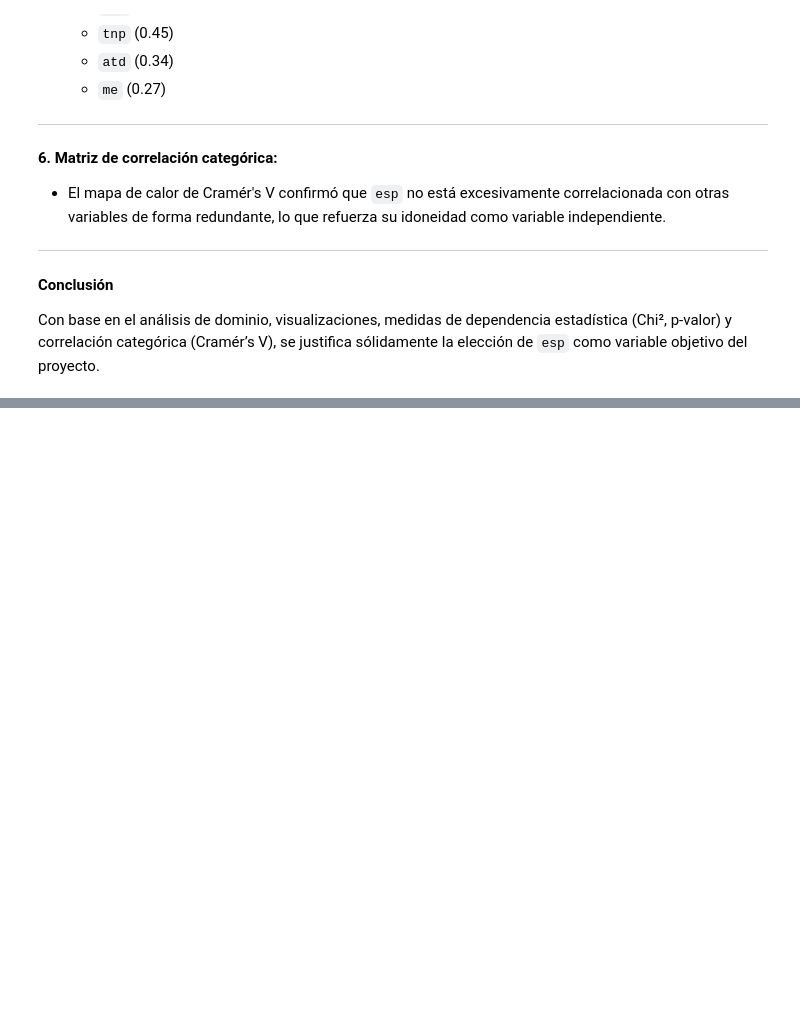
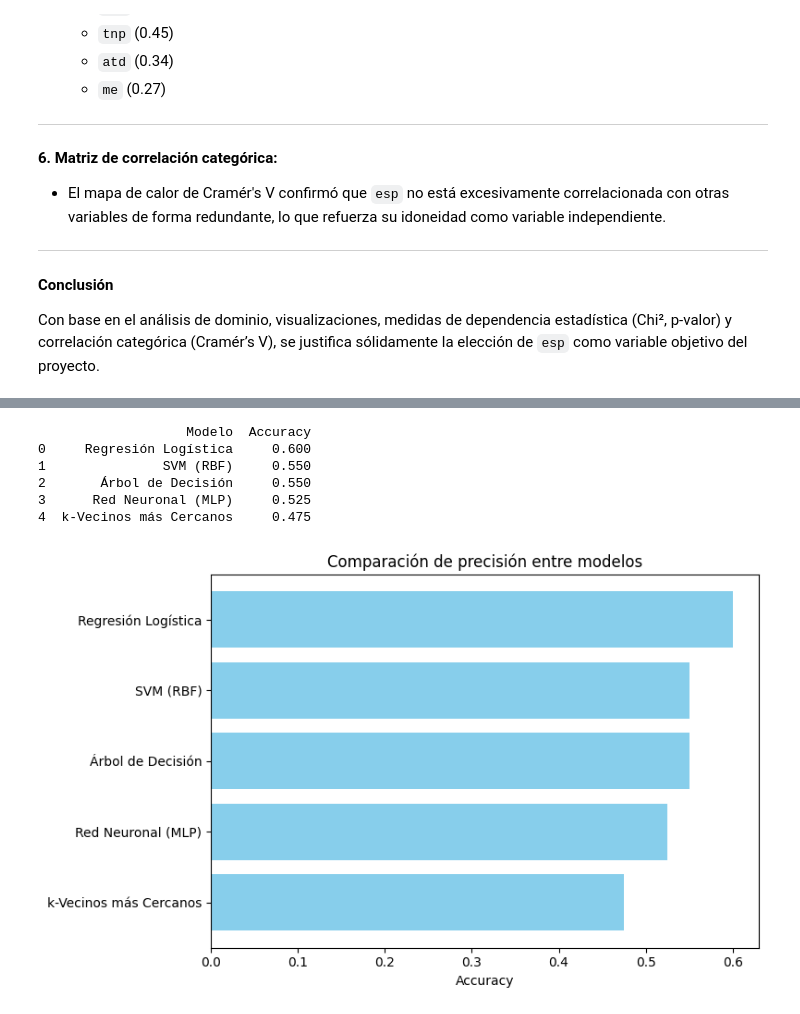
Before and after one commit to RicardoMFC/Proyecto-AA, a Jupyter notebook: Trabajo_Final.ipynb, the cells around one changed output, grey strips where cells are left out. Cells and saved outputs as stored; diff of their text form; code cells hidden in the pictures; blank space fills up the shorter version.

```diff
--- a/Trabajo_Final.ipynb
+++ b/Trabajo_Final.ipynb
@@ -452,0 +495,65 @@ Con base en el análisis de dominio, visualizaciones, medidas de dependencia est
+# %%
+# Repetimos el proceso de modelado ahora que df_modificado está disponible
+from sklearn.model_selection import train_test_split
+from sklearn.preprocessing import LabelEncoder
+from sklearn.metrics import classification_report, accuracy_score
+from sklearn.linear_model import LogisticRegression
+from sklearn.svm import SVC
+from sklearn.tree import DecisionTreeClassifier
+from sklearn.neural_network import MLPClassifier
+from sklearn.neighbors import KNeighborsClassifier
+
+# Codificar variables categóricas
+df_encoded = df_modificado.apply(LabelEncoder().fit_transform)
+
+# Separar predictores y variable objetivo
+X = df_encoded.drop(columns=['esp'])
+y = df_encoded['esp']
+
+# Dividir en entrenamiento (70%) y prueba (30%)
+X_train, X_test, y_train, y_test = train_test_split(X, y, test_size=0.3, random_state=42, stratify=y)
+
+# Definir modelos
+modelos = {
+    "Regresión Logística": LogisticRegression(max_iter=1000),
+    "SVM (RBF)": SVC(kernel='rbf', probability=True),
+    "Árbol de Decisión": DecisionTreeClassifier(),
+    "Red Neuronal (MLP)": MLPClassifier(max_iter=1000),
+    "k-Vecinos más Cercanos": KNeighborsClassifier()
+}
+
+# Entrenar y evaluar modelos
+resultados = {}
+for nombre, modelo in modelos.items():
+    modelo.fit(X_train, y_train)
+    predicciones = modelo.predict(X_test)
+    resultados[nombre] = {
+        "Accuracy": accuracy_score(y_test, predicciones),
+        "Reporte de Clasificación": classification_report(y_test, predicciones, output_dict=True)
+    }
+
+# Crear DataFrame con los accuracy de todos los modelos
+accuracy_df = pd.DataFrame({
+    "Modelo": list(resultados.keys()),
+    "Accuracy": [res["Accuracy"] for res in resultados.values()]
+}).sort_values(by="Accuracy", ascending=False)
+
+print(accuracy_df)
+
+import matplotlib.pyplot as plt
+
+plt.figure(figsize=(8, 5))
+plt.barh(accuracy_df['Modelo'], accuracy_df['Accuracy'], color='skyblue')
+plt.xlabel('Accuracy')
+plt.title('Comparación de precisión entre modelos')
+plt.gca().invert_yaxis()  # Mejor visualización, modelo más preciso arriba
+plt.tight_layout()
+plt.show()
+# %% [output]
+                   Modelo  Accuracy
+0     Regresión Logística     0.600
+1               SVM (RBF)     0.550
+2       Árbol de Decisión     0.550
+3      Red Neuronal (MLP)     0.525
+4  k-Vecinos más Cercanos     0.475
+[figure, added]
```
Also changed, not shown: parts of 20 cells of this notebook.
